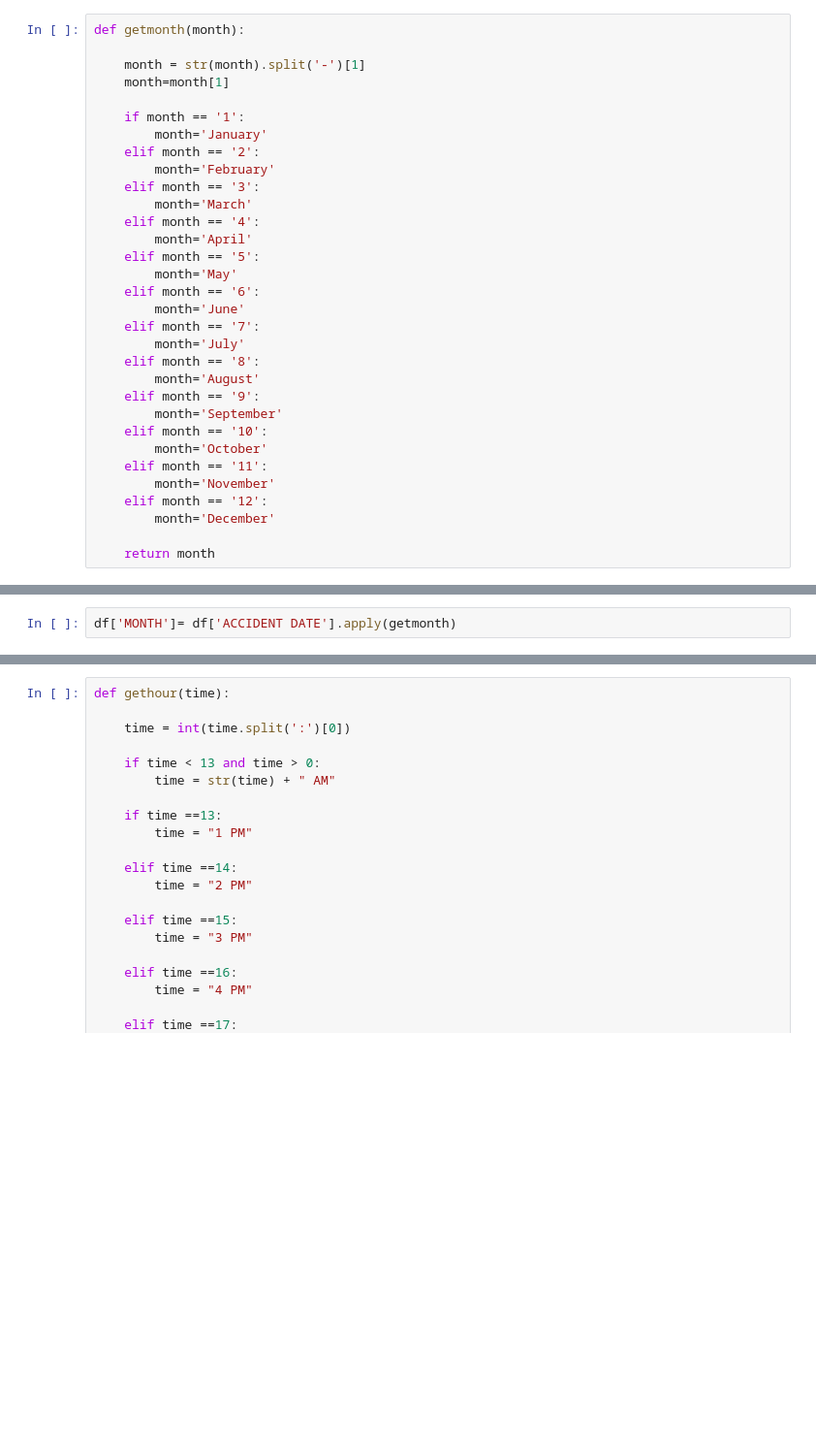
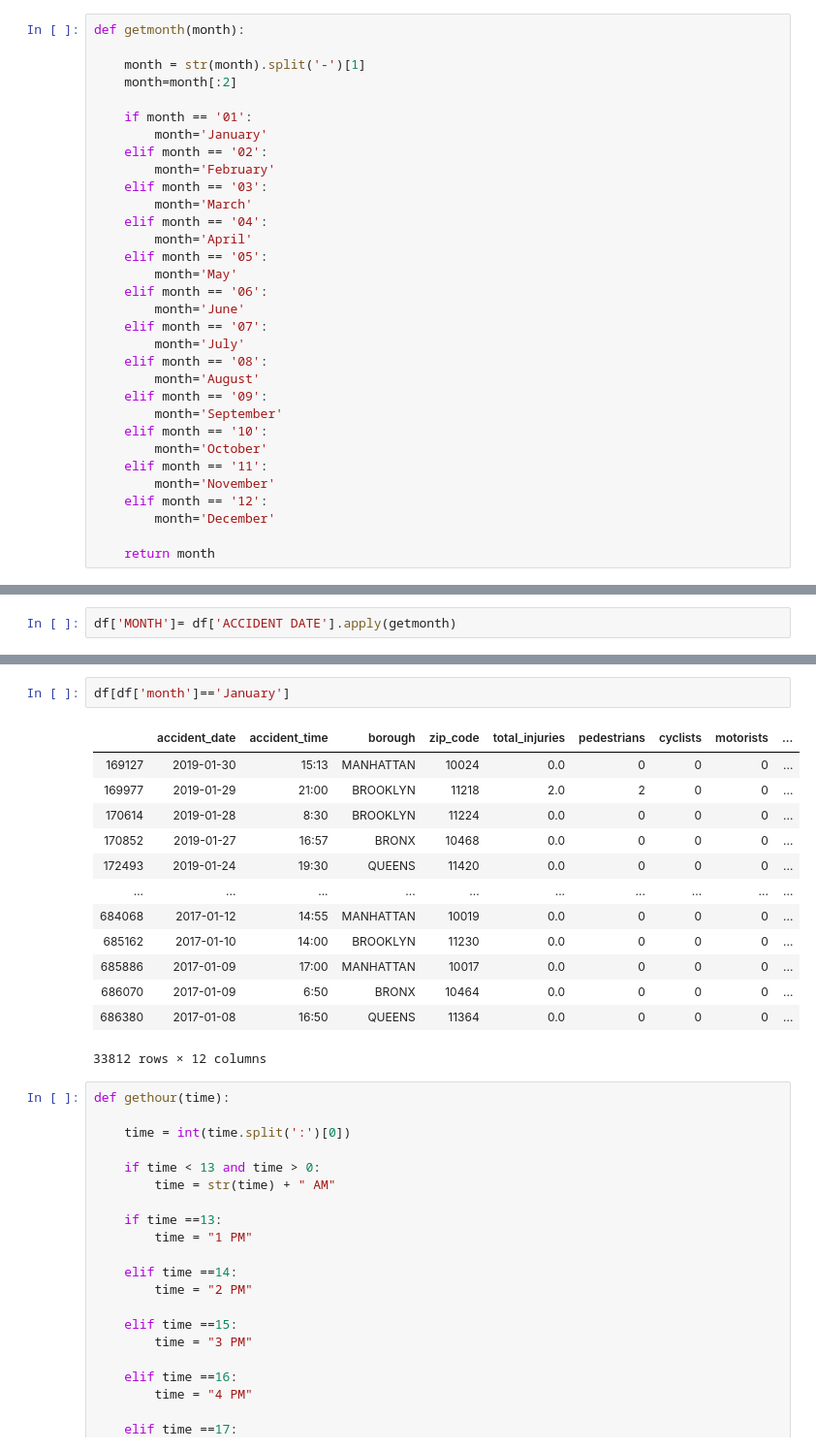
Before and after one commit to azbir3/Project_3_Visualization, a Jupyter notebook: project3data.ipynb, the cells around one changed output, grey strips where cells are left out. Shown at 97% size. Saved outputs shown, nothing was run; the diff lists cells and outputs as text; blank space fills up the shorter version.

```diff
--- a/project3data.ipynb
+++ b/project3data.ipynb
@@ -120,25 +120,25 @@ df
 def getmonth(month):
 
     month = str(month).split('-')[1]
-    month=month[1]
+    month=month[:2]
 
-    if month == '1':
+    if month == '01':
         month='January'
-    elif month == '2':
+    elif month == '02':
         month='February'
-    elif month == '3':
+    elif month == '03':
         month='March'
-    elif month == '4':
+    elif month == '04':
         month='April'
-    elif month == '5':
+    elif month == '05':
         month='May'
-    elif month == '6':
+    elif month == '06':
         month='June'
-    elif month == '7':
+    elif month == '07':
         month='July'
-    elif month == '8':
+    elif month == '08':
         month='August'
-    elif month == '9':
+    elif month == '09':
         month='September'
     elif month == '10':
         month='October'
@@ -169,3 +157,19 @@ df
+# %%
+df[df['month']=='January']
+# %% [output]
+|  | accident_date | accident_time | borough | zip_code | total_injuries | pedestrians | cyclists | motorists | ... |
+| 169127 | 2019-01-30 | 15:13 | MANHATTAN | 10024 | 0.0 | 0 | 0 | 0 | ... |
+| 169977 | 2019-01-29 | 21:00 | BROOKLYN | 11218 | 2.0 | 2 | 0 | 0 | ... |
+| 170614 | 2019-01-28 | 8:30 | BROOKLYN | 11224 | 0.0 | 0 | 0 | 0 | ... |
+| 170852 | 2019-01-27 | 16:57 | BRONX | 10468 | 0.0 | 0 | 0 | 0 | ... |
+| 172493 | 2019-01-24 | 19:30 | QUEENS | 11420 | 0.0 | 0 | 0 | 0 | ... |
+| ... | ... | ... | ... | ... | ... | ... | ... | ... | ... |
+| 684068 | 2017-01-12 | 14:55 | MANHATTAN | 10019 | 0.0 | 0 | 0 | 0 | ... |
+| 685162 | 2017-01-10 | 14:00 | BROOKLYN | 11230 | 0.0 | 0 | 0 | 0 | ... |
+| 685886 | 2017-01-09 | 17:00 | MANHATTAN | 10017 | 0.0 | 0 | 0 | 0 | ... |
+| 686070 | 2017-01-09 | 6:50 | BRONX | 10464 | 0.0 | 0 | 0 | 0 | ... |
+| 686380 | 2017-01-08 | 16:50 | QUEENS | 11364 | 0.0 | 0 | 0 | 0 | ... |
+33812 rows × 12 columns
 # %%
 def gethour(time):
 
```
Also changed, not shown: parts of 21 cells of this notebook.
